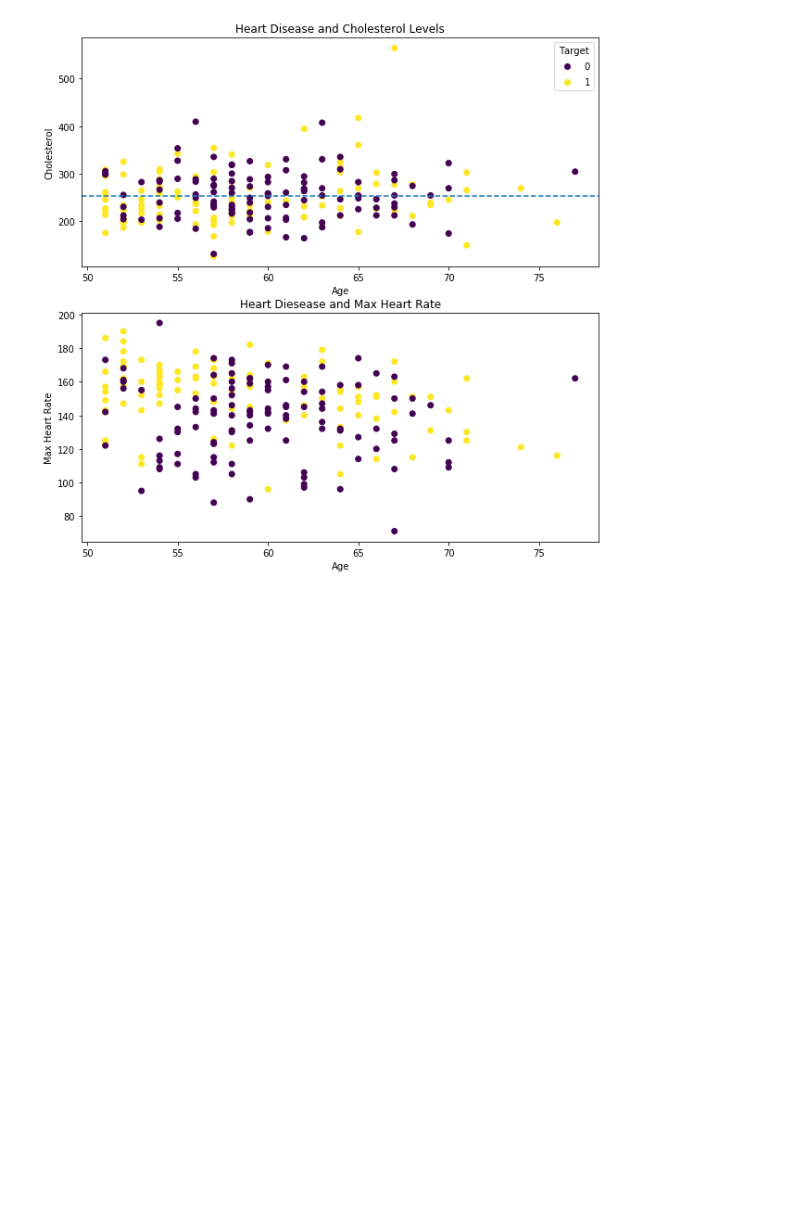
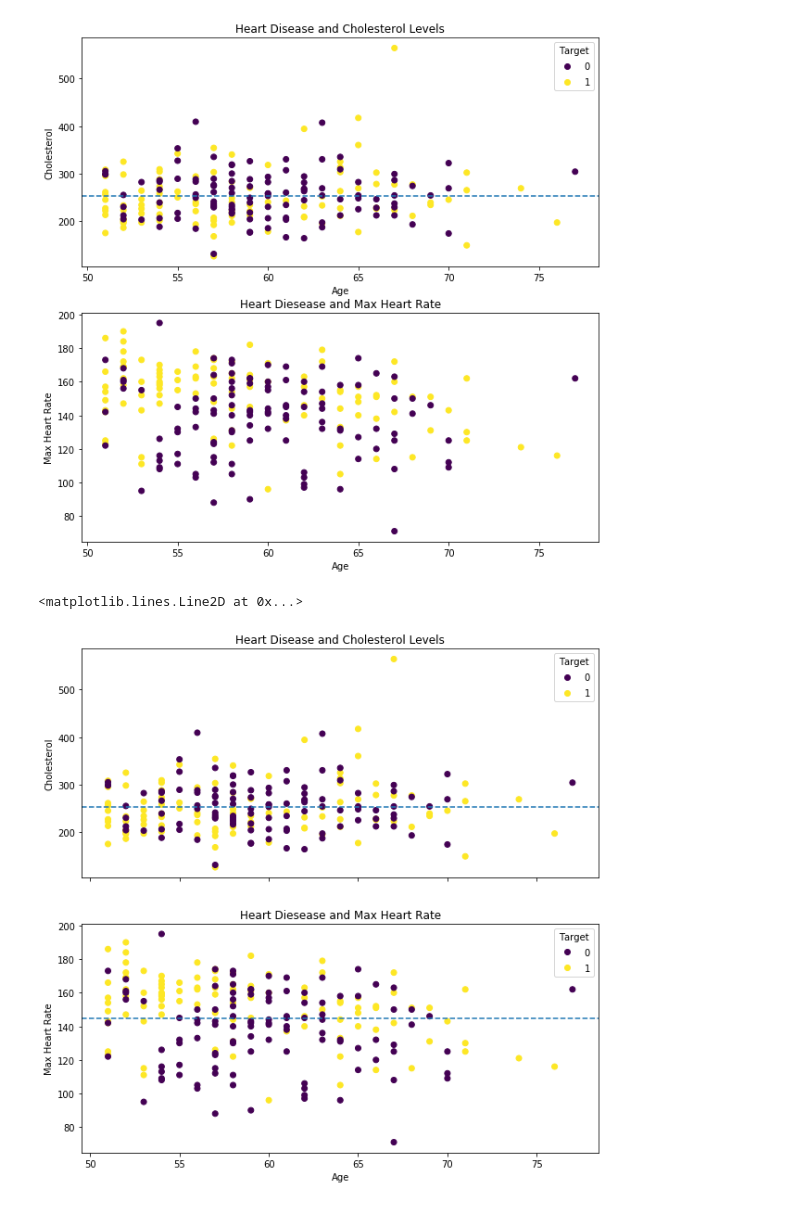
Before and after one commit to yukti845/Data-Science-1, a Jupyter notebook: Day 12/Plotting from pandas DataFrames.ipynb, the cells around one changed output. Drawn from its saved outputs; the diff is of its cells as text; code cells hidden in the pictures; blank space fills up the shorter version.

```diff
--- a/Day 12/Plotting from pandas DataFrames.ipynb
+++ b/Day 12/Plotting from pandas DataFrames.ipynb
@@ -309,3 +309,48 @@ ax1.set(title="Heart Diesease and Max Heart Rate",
        ylabel="Max Heart Rate");
 # %% [output]
 [figure]
+# %%
+# Subplot od chol, age, thalach
+
+fig, (ax0, ax1) = plt.subplots(nrows=2,
+                             ncols=1,
+                             figsize=(10, 10),
+                              sharex=True)
+
+# Add data to ax0
+scatter = ax0.scatter(x=over_50["age"],
+                     y=over_50["chol"],
+                     c=over_50["target"])
+
+# Customize ax0
+
+ax0.set(title="Heart Disease and Cholesterol Levels",
+        ylabel="Cholesterol")
+
+#Add a legend to ax0
+
+ax0.legend(*scatter.legend_elements(), title="Target")
+
+# Add a meanline
+ax0.axhline(y=over_50["chol"].mean(),
+           linestyle="--")
+
+# Add data to ax1
+scatter = ax1.scatter(x=over_50["age"],
+                     y=over_50["thalach"],
+                     c=over_50["target"]);
+
+# Customize ax1
+ax1.set(title="Heart Diesease and Max Heart Rate",
+       xlabel="Age",
+       ylabel="Max Heart Rate");
+
+# Add a legend to ax1
+ax1.legend(*scatter.legend_elements(), title="Target")
+
+# Add a mealine
+ax1.axhline(y=over_50["thalach"].mean(),
+           linestyle="--")
+# %% [output]
+<matplotlib.lines.Line2D at 0x...>
+[figure, added]
```
